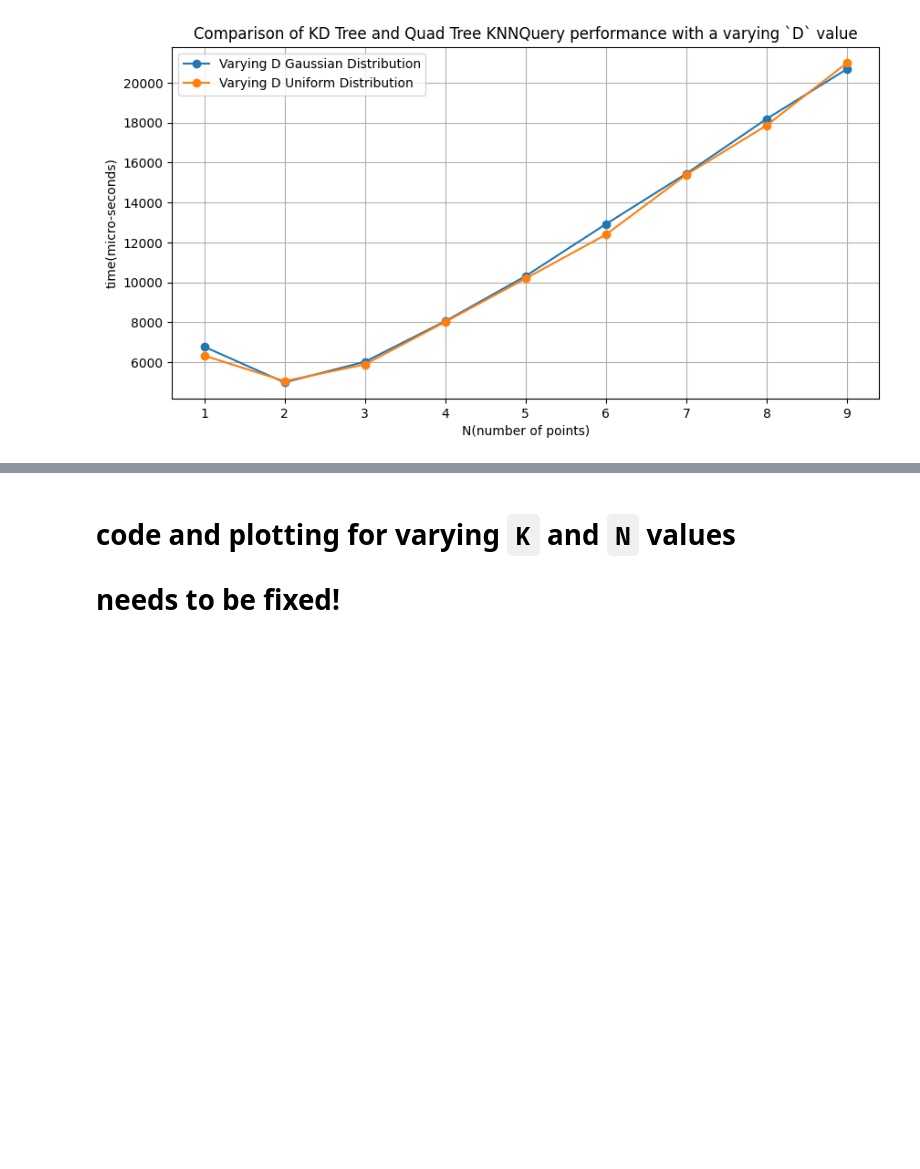
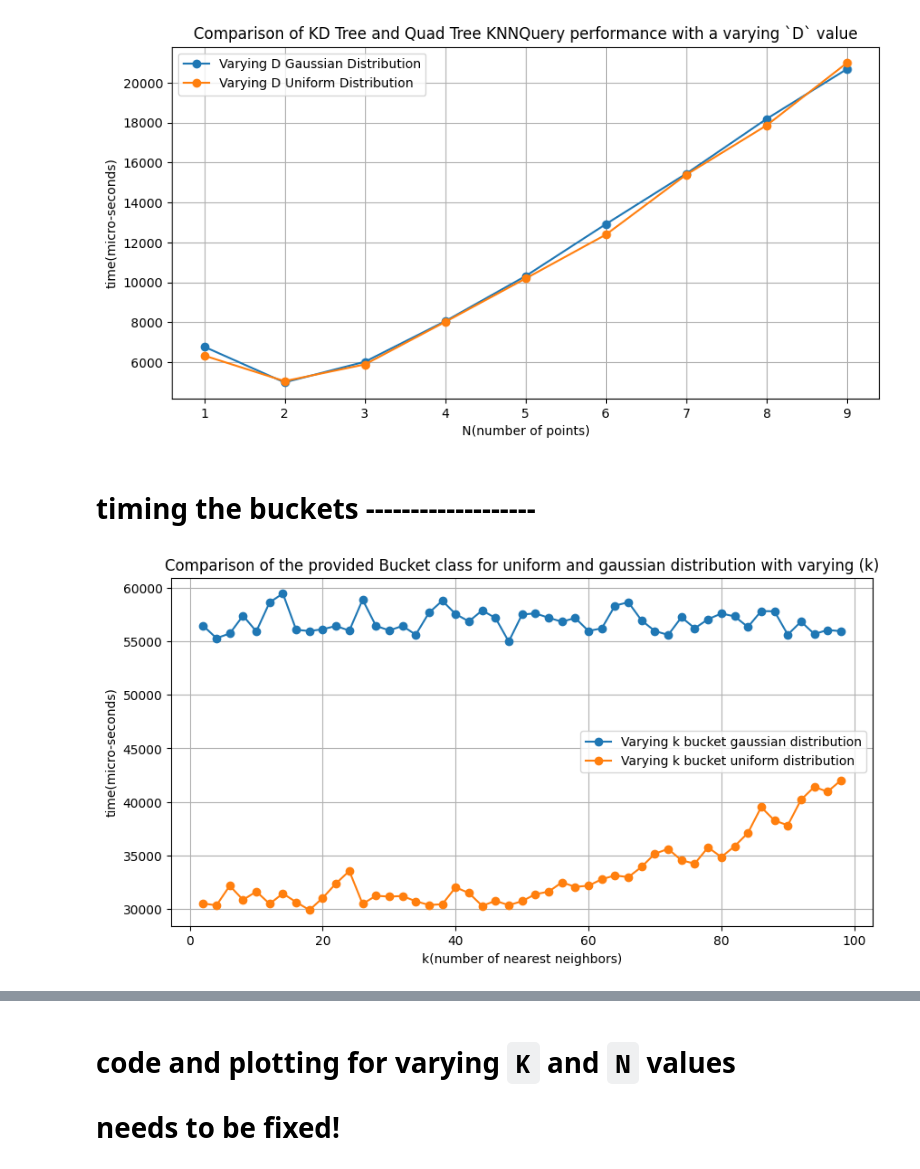
Before and after one commit to prattaiden/MSD_2024_AP, a Jupyter notebook: 6017/vscode/homework4/spatialDatastructuresStarterCode/source/part3hw4.ipynb, the cells around one changed output, grey strips where cells are left out. Cells and saved outputs as stored; diff of their text form; code cells hidden in the pictures; blank space fills up the shorter version.

```diff
--- a/6017/vscode/homework4/spatialDatastructuresStarterCode/source/part3hw4.ipynb
+++ b/6017/vscode/homework4/spatialDatastructuresStarterCode/source/part3hw4.ipynb
@@ -112,3 +201,39 @@ plt.grid(True)
 plt.show()
 # %% [output]
 [figure]
+# %% [markdown]
+# timing the buckets -------------------
+# %%
+folder_path = '../'
+data_frames = []
+
+column_names = ['k', 'avgTime']
+bucket_files = ['varyingkGaussianBucket.csv','varyingkUniformBucket.csv']
+
+
+for file_name in bucket_files:
+   file_path = os.path.join(folder_path, file_name)
+   if os.path.exists(file_path):
+      df = pd.read_csv(file_path, header=None, names = column_names)
+      data_frames.append(df)
+   else:
+       print("path not found")
+
+bG_df = data_frames[0]
+bU_df = data_frames[1]
+
+plt.figure(figsize=(10, 5))
+
+# Plot each DataFrame
+plt.plot(bG_df.iloc[:, 0], bG_df.iloc[:, 1], marker='o', linestyle='-', label='Varying k bucket gaussian distribution')
+plt.plot(bU_df.iloc[:, 0], bU_df.iloc[:, 1], marker='o', linestyle='-', label='Varying k bucket uniform distribution')
+
+
+plt.title('Comparison of the provided Bucket class for uniform and gaussian distribution with varying (k)')
+plt.xlabel('k(number of nearest neighbors)')  # Replace with actual label
+plt.ylabel('time(micro-seconds)')  # Replace with actual label
+plt.legend()
+plt.grid(True)
+plt.show()
+# %% [output]
+[figure, added]
```
Also changed, not shown: parts of 13 cells of this notebook, 7 other files.
